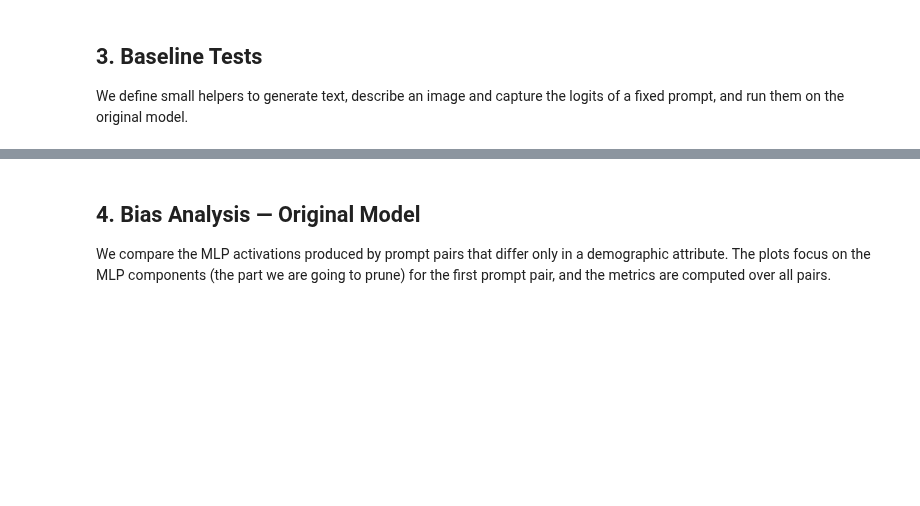
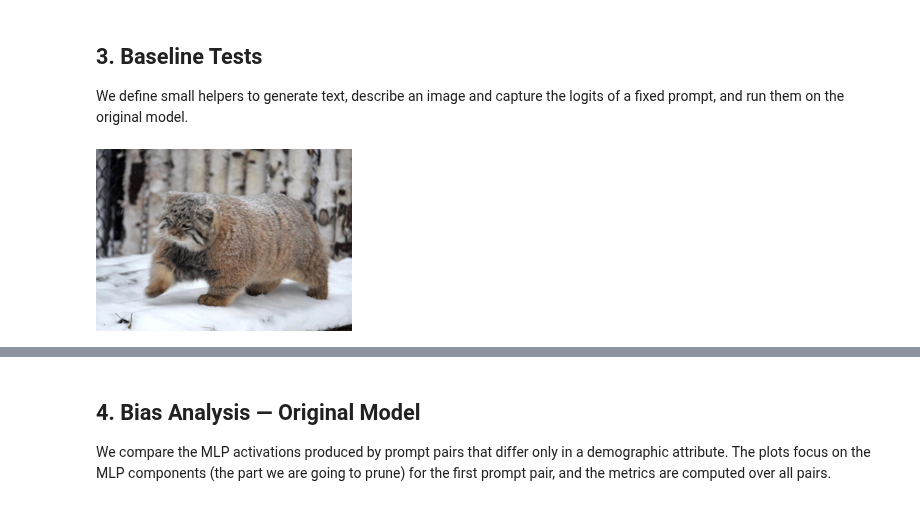
Before and after one commit to peremartra/optipfair, a Jupyter notebook: examples/multimodal_width_pruning.ipynb, the cells around one changed output, grey strips where cells are left out. Drawn from its saved outputs; the diff is of its cells as text; code cells hidden in the pictures; blank space fills up the shorter version.

```diff
--- a/examples/multimodal_width_pruning.ipynb
+++ b/examples/multimodal_width_pruning.ipynb
@@ -188,33 +213,35 @@ def generate_text(model, prompt):
         output = model.generate(**inputs, max_new_tokens=MAX_NEW_TOKENS, do_sample=False)
     return tokenizer.decode(output[0][inputs["input_ids"].shape[1]:], skip_special_tokens=True)
 
 
 def describe_image(model, image, prompt=IMAGE_PROMPT):
     messages = [{"role": "user", "content": [{"type": "image"}, {"type": "text", "text": prompt}]}]
-    text = processor.apply_chat_template(messages, add_generation_prompt=True)
+    text = f"{processor.vision_start_token}{processor.image_token}{processor.vision_end_token}{prompt}"
     inputs = processor(text=[text], images=[image], return_tensors="pt").to(model.device)
     with torch.no_grad():
         output = model.generate(**inputs, max_new_tokens=MAX_NEW_TOKENS, do_sample=False)
     return processor.decode(output[0][inputs["input_ids"].shape[1]:], skip_special_tokens=True)
 
 
 def fixed_logits(model, prompt=LOGITS_PROMPT):
     inputs = tokenizer(prompt, return_tensors="pt").to(model.device)
     with torch.no_grad():
         return model(**inputs).logits.float().cpu()
 
 
 def run_functional_tests(model, label):
     results = {"text": [generate_text(model, p) for p in TEXT_PROMPTS],
                "image": describe_image(model, image)}
     print(f"=== {label} ===")
     for prompt, completion in zip(TEXT_PROMPTS, results["text"]):
         print(f"[text]  {prompt!r} -> {completion!r}")
     print(f"[image] {IMAGE_PROMPT!r} -> {results['image']!r}")
     return results
 
 
 image = Image.open(io.BytesIO(requests.get(IMAGE_URL, timeout=30).content)).convert("RGB")
 display(image.resize((256, int(256 * image.height / image.width))))
+# %% [output]
+[figure, added]
 # %%
 original_outputs = run_functional_tests(model, "Original model")
```
Also changed, not shown: parts of 14 cells of this notebook.
